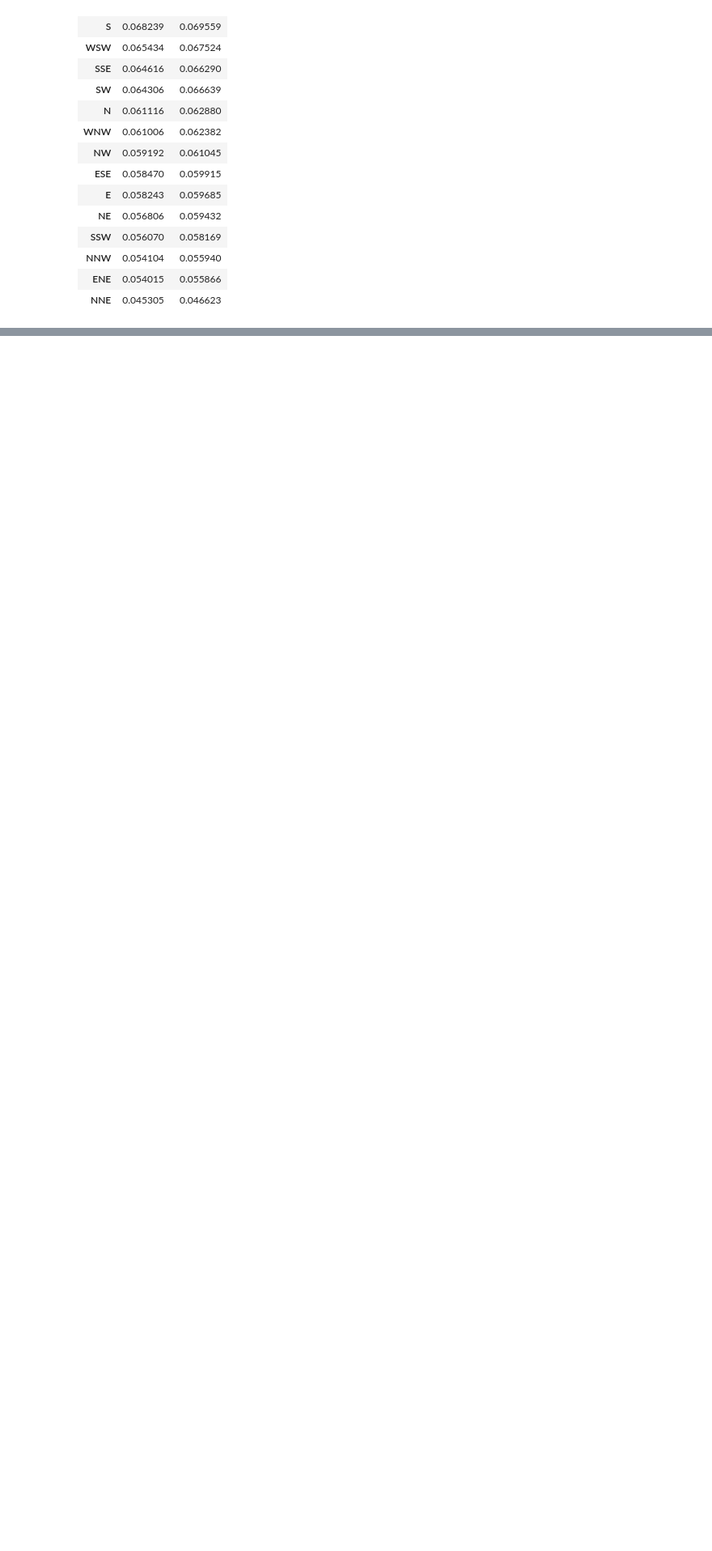
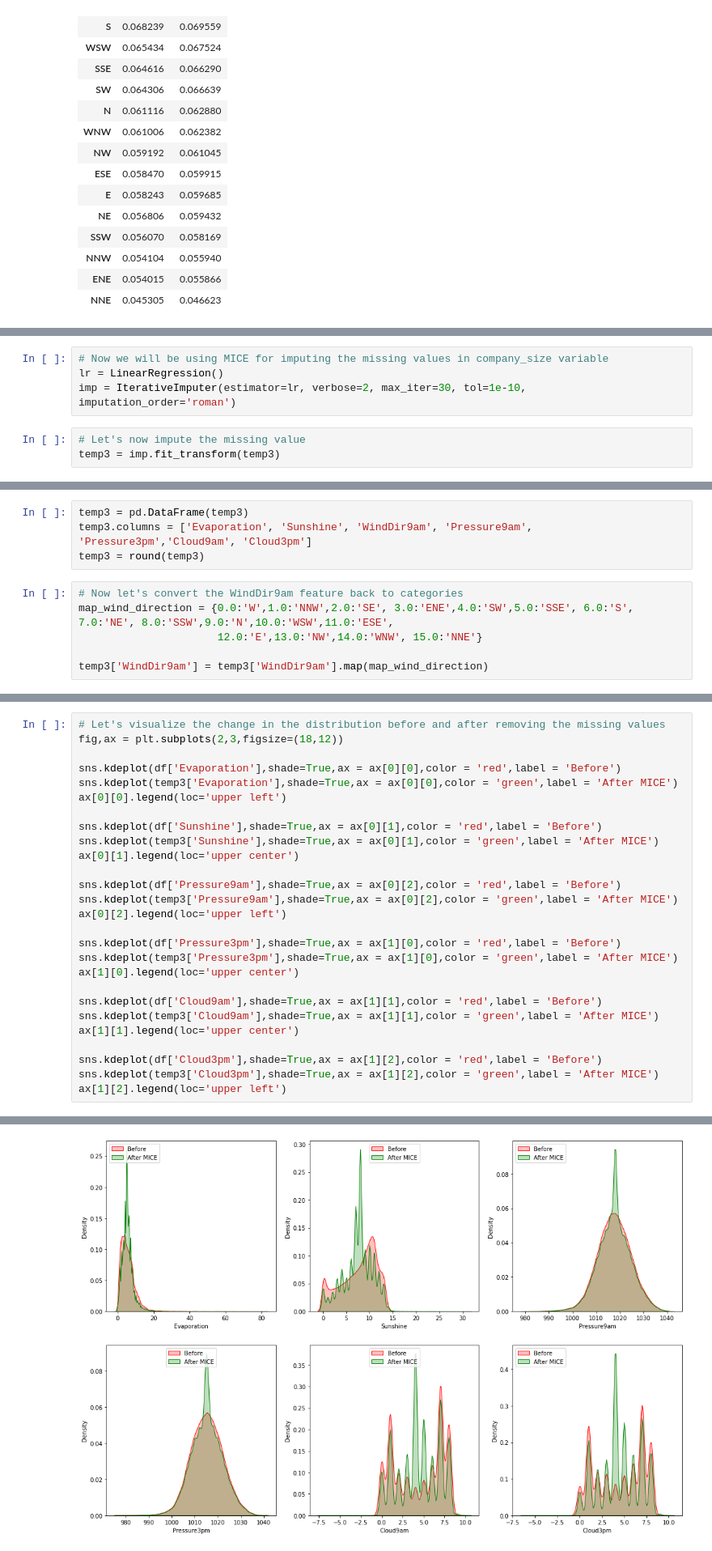
Before and after one commit to yuvraaj2002/Old_projects, a Jupyter notebook: Rain_prediction/Main_code.ipynb, the cells around one changed output, grey strips where cells are left out. Shown: that part at 81% size. Drawn from its saved outputs; the diff is of its cells as text; blank space fills up the shorter version.

```diff
--- a/Rain_prediction/Main_code.ipynb
+++ b/Rain_prediction/Main_code.ipynb
@@ -292,0 +272,7 @@ dtype: float64
+# %%
+# Now we will be using MICE for imputing the missing values in company_size variable
+lr = LinearRegression()
+imp = IterativeImputer(estimator=lr, verbose=2, max_iter=30, tol=1e-10, imputation_order='roman')
+# %%
+# Let's now impute the missing value
+temp3 = imp.fit_transform(temp3)
@@ -292,0 +297,10 @@ dtype: float64
+# %%
+temp3 = pd.DataFrame(temp3)
+temp3.columns = ['Evaporation', 'Sunshine', 'WindDir9am', 'Pressure9am', 'Pressure3pm','Cloud9am', 'Cloud3pm']
+temp3 = round(temp3)
+# %%
+# Now let's convert the WindDir9am feature back to categories
+map_wind_direction = {0.0:'W',1.0:'NNW',2.0:'SE', 3.0:'ENE',4.0:'SW',5.0:'SSE', 6.0:'S', 7.0:'NE', 8.0:'SSW',9.0:'N',10.0:'WSW',11.0:'ESE',
+                      12.0:'E',13.0:'NW',14.0:'WNW', 15.0:'NNE'}
+
+temp3['WindDir9am'] = temp3['WindDir9am'].map(map_wind_direction)
@@ -292,0 +309,28 @@ dtype: float64
+# %%
+# Let's visualize the change in the distribution before and after removing the missing values
+fig,ax = plt.subplots(2,3,figsize=(18,12))
+
+sns.kdeplot(df['Evaporation'],shade=True,ax = ax[0][0],color = 'red',label = 'Before')
+sns.kdeplot(temp3['Evaporation'],shade=True,ax = ax[0][0],color = 'green',label = 'After MICE')
+ax[0][0].legend(loc='upper left')
+
+sns.kdeplot(df['Sunshine'],shade=True,ax = ax[0][1],color = 'red',label = 'Before')
+sns.kdeplot(temp3['Sunshine'],shade=True,ax = ax[0][1],color = 'green',label = 'After MICE')
+ax[0][1].legend(loc='upper center')
+
+sns.kdeplot(df['Pressure9am'],shade=True,ax = ax[0][2],color = 'red',label = 'Before')
+sns.kdeplot(temp3['Pressure9am'],shade=True,ax = ax[0][2],color = 'green',label = 'After MICE')
+ax[0][2].legend(loc='upper left')
+
+sns.kdeplot(df['Pressure3pm'],shade=True,ax = ax[1][0],color = 'red',label = 'Before')
+sns.kdeplot(temp3['Pressure3pm'],shade=True,ax = ax[1][0],color = 'green',label = 'After MICE')
+ax[1][0].legend(loc='upper center')
+
+sns.kdeplot(df['Cloud9am'],shade=True,ax = ax[1][1],color = 'red',label = 'Before')
+sns.kdeplot(temp3['Cloud9am'],shade=True,ax = ax[1][1],color = 'green',label = 'After MICE')
+ax[1][1].legend(loc='upper center')
+
+sns.kdeplot(df['Cloud3pm'],shade=True,ax = ax[1][2],color = 'red',label = 'Before')
+sns.kdeplot(temp3['Cloud3pm'],shade=True,ax = ax[1][2],color = 'green',label = 'After MICE')
+ax[1][2].legend(loc='upper left')
+# %% [output]
@@ -292,0 +338 @@ dtype: float64
+[figure, added]
```
Also changed, not shown: parts of 27 cells of this notebook.
